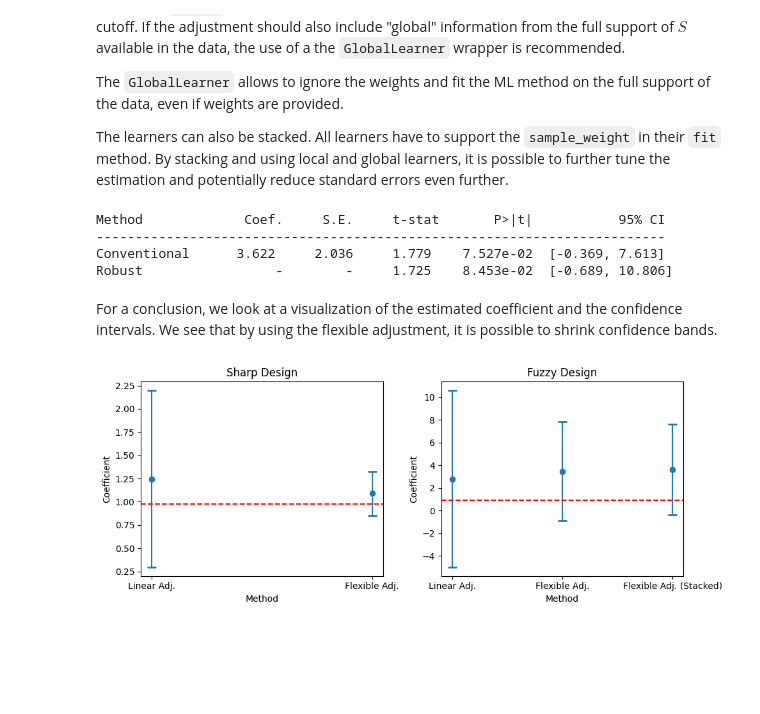
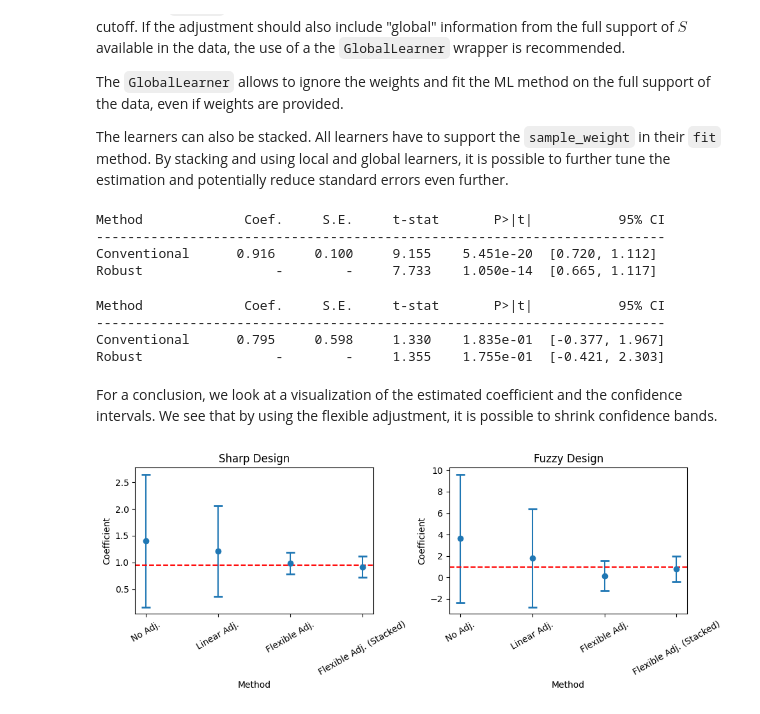
Before and after one commit to DoubleML/doubleml-docs, a Jupyter notebook: doc/examples/py_double_ml_rdflex.ipynb, the cells around one changed output. Cells and saved outputs as stored; diff of their text form; code cells hidden in the pictures; blank space fills up the shorter version.

```diff
--- a/doc/examples/py_double_ml_rdflex.ipynb
+++ b/doc/examples/py_double_ml_rdflex.ipynb
@@ -360,7 +408,7 @@ This time, we also have to specify a classifier that adjusts the treatment assig
 ml_g = LGBMRegressor(n_estimators=500, learning_rate=0.01, verbose=-1)
 ml_m = LGBMClassifier(n_estimators=500, learning_rate=0.01, verbose=-1)
 
-rdflex_fuzzy = RDFlex(dml_data,
+rdflex_fuzzy = RDFlex(dml_data_fuzzy,
                       ml_g,
                       ml_m,
                       cutoff=0,
@@ -415,8 +463,22 @@ ml_m = StackingClassifier(
     estimators=class_estimators,
     final_estimator=LogisticRegression(),
 )
+# %%
+rdflex_sharp_stack = RDFlex(dml_data_sharp,
+                            ml_g,
+                            fuzzy=False,
+                            n_folds=5,
+                            n_rep=1)
+rdflex_sharp_stack.fit(n_iterations=2)
+
+print(rdflex_sharp_stack)
+# %% [output]
+Method             Coef.     S.E.     t-stat       P>|t|           95% CI
+-------------------------------------------------------------------------
+Conventional      0.916     0.100     9.155    5.451e-20  [0.720, 1.112]
+Robust                 -        -     7.733    1.050e-14  [0.665, 1.117]
 # %%
-rdflex_fuzzy_stack = RDFlex(dml_data,
+rdflex_fuzzy_stack = RDFlex(dml_data_fuzzy,
                             ml_g,
                             ml_m,
                             fuzzy=True,
@@ -428,49 +490,51 @@ print(rdflex_fuzzy_stack)
 # %% [output]
 Method             Coef.     S.E.     t-stat       P>|t|           95% CI
 -------------------------------------------------------------------------
-Conventional      3.622     2.036     1.779    7.527e-02  [-0.369, 7.613]
-Robust                 -        -     1.725    8.453e-02  [-0.689, 10.806]
+Conventional      0.795     0.598     1.330    1.835e-01  [-0.377, 1.967]
+Robust                 -        -     1.355    1.755e-01  [-0.421, 2.303]
 # %% [markdown]
 For a conclusion, we look at a visualization of the estimated coefficient and the confidence intervals. We see that by using the flexible adjustment, it is possible to shrink confidence bands.
 # %%
-df_sharp = pd.DataFrame({"coef": [rdrobust_sharp.coef.values[0][0], rdflex_sharp.coef[0]],
-                         "CI lower": [rdrobust_sharp.ci.values[0][0], rdflex_sharp.confint().values[0][0]],
-                         "CI upper": [rdrobust_sharp.ci.values[0][1], rdflex_sharp.confint().values[0][1]],
-                         "method": ["Linear Adj.", "Flexible Adj."]})
-df_fuzzy = pd.DataFrame({"coef": [rdrobust_fuzzy.coef.values[0][0], rdflex_fuzzy.coef[0], rdflex_fuzzy_stack.coef[0]],
-                         "CI lower": [rdrobust_fuzzy.ci.values[0][0], rdflex_fuzzy.confint().values[0][0], rdflex_fuzzy_stack.confint().values[0][0]],
-                         "CI upper": [rdrobust_fuzzy.ci.values[0][1], rdflex_fuzzy.confint().values[0][1], rdflex_fuzzy_stack.confint().values[0][1]],
-                         "method": ["Linear Adj.", "Flexible Adj.", "Flexible Adj. (Stacked)"]})
+df_sharp = pd.DataFrame({"coef": [rdrobust_sharp_noadj.coef.values[0][0], rdrobust_sharp.coef.values[0][0], rdflex_sharp.coef[0], rdflex_sharp_stack.coef[0]],
+                         "CI lower": [rdrobust_sharp_noadj.ci.values[0][0], rdrobust_sharp.ci.values[0][0], rdflex_sharp.confint().values[0][0], rdflex_sharp_stack.confint().values[0][0]],
+                         "CI upper": [rdrobust_sharp_noadj.ci.values[0][1], rdrobust_sharp.ci.values[0][1], rdflex_sharp.confint().values[0][1], rdflex_sharp_stack.confint().values[0][1]],
+                         "method": ["No Adj.", "Linear Adj.", "Flexible Adj.", "Flexible Adj. (Stacked)"]})
+df_fuzzy = pd.DataFrame({"coef": [rdrobust_fuzzy_noadj.coef.values[0][0], rdrobust_fuzzy.coef.values[0][0], rdflex_fuzzy.coef[0], rdflex_fuzzy_stack.coef[0]],
+                         "CI lower": [rdrobust_fuzzy_noadj.ci.values[0][0], rdrobust_fuzzy.ci.values[0][0], rdflex_fuzzy.confint().values[0][0], rdflex_fuzzy_stack.confint().values[0][0]],
+                         "CI upper": [rdrobust_fuzzy_noadj.ci.values[0][1], rdrobust_fuzzy.ci.values[0][1], rdflex_fuzzy.confint().values[0][1], rdflex_fuzzy_stack.confint().values[0][1]],
+                         "method": ["No Adj.", "Linear Adj.", "Flexible Adj.", "Flexible Adj. (Stacked)"]})
 # %%
 import matplotlib.pyplot as plt
 fig, axes = plt.subplots(nrows=1, ncols=2, figsize=(10, 4))
 
 axes[0].errorbar(
     df_sharp['method'],
     df_sharp['coef'],
     yerr=(df_sharp['coef'] - df_sharp['CI lower'], df_sharp['CI upper'] - df_sharp['coef']),
     fmt='o',
     capsize=5,
     capthick=2
 )
 axes[0].set_title('Sharp Design')
 axes[0].set_ylabel('Coefficient')
 axes[0].set_xlabel('Method')
 axes[0].axhline(oracle_effects_sharp[49:51].mean(), linestyle="--", color="r")
+axes[0].tick_params(axis='x', rotation=30)
 
 axes[1].errorbar(
     df_fuzzy['method'],
     df_fuzzy['coef'],
     yerr=(df_fuzzy['coef'] - df_fuzzy['CI lower'], df_fuzzy['CI upper'] - df_fuzzy['coef']),
     fmt='o',
     capsize=5,
     capthick=2
 )
 axes[1].set_title('Fuzzy Design')
 axes[1].set_ylabel('Coefficient')
 axes[1].set_xlabel('Method')
 axes[1].axhline(oracle_effects_fuzzy[49:51].mean(), linestyle="--", color="r")
+axes[1].tick_params(axis='x', rotation=30)
 
 plt.tight_layout()
 # %% [output]
-[figure, old version]
+[figure, new version]
```
Also changed, not shown: parts of 15 cells of this notebook.
